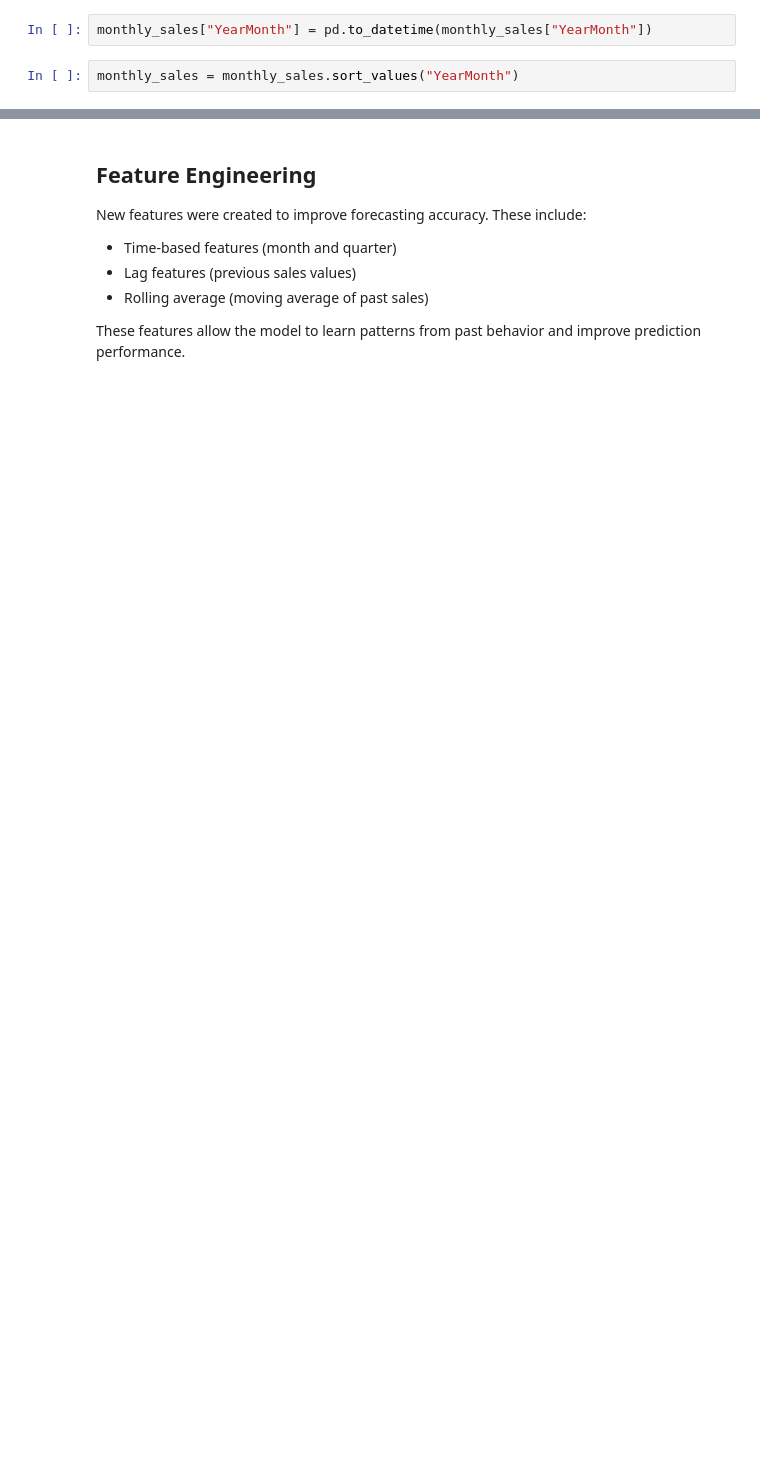
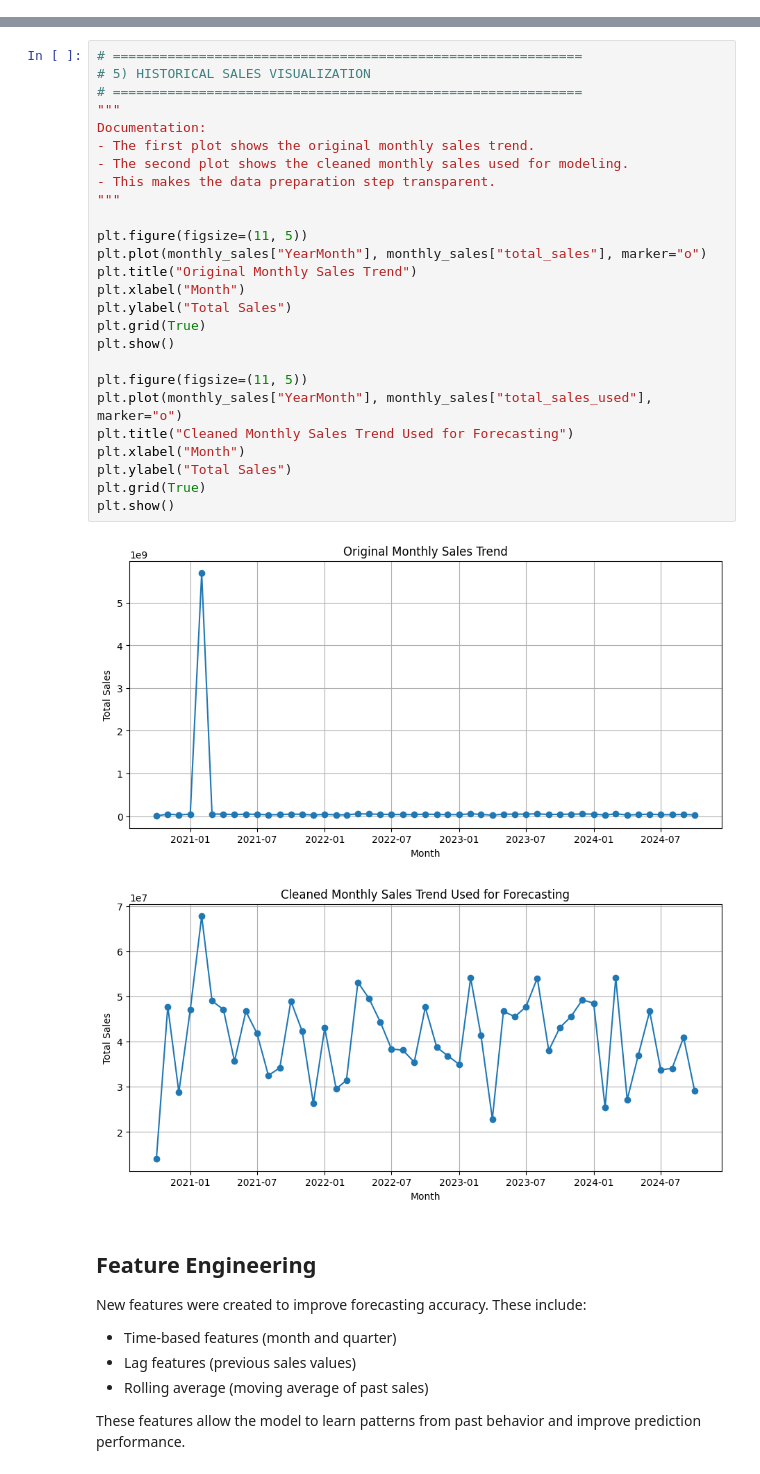
Before and after one commit to marygizem/-Machine-Learning-and-Predictive-Analytics, a Jupyter notebook: Updated_Milestone_2_Project_Forecasting_Model_with_DataViz.ipynb, the cells around one changed output, grey strips where cells are left out. Drawn from its saved outputs; the diff is of its cells as text; blank space fills up the shorter version.

```diff
--- a/Updated_Milestone_2_Project_Forecasting_Model_with_DataViz.ipynb
+++ b/Updated_Milestone_2_Project_Forecasting_Model_with_DataViz.ipynb
@@ -78,5 +126 @@ MONTHLY SALES AGGREGATION
 Shape: (49, 5)
-# %%
-monthly_sales["YearMonth"] = pd.to_datetime(monthly_sales["YearMonth"])
-# %%
-monthly_sales = monthly_sales.sort_values("YearMonth")
@@ -99,3 +184,32 @@ plt.show()
+# %%
+# ============================================================
+# 5) HISTORICAL SALES VISUALIZATION
+# ============================================================
+"""
+Documentation:
+- The first plot shows the original monthly sales trend.
+- The second plot shows the cleaned monthly sales used for modeling.
+- This makes the data preparation step transparent.
+"""
+
+plt.figure(figsize=(11, 5))
+plt.plot(monthly_sales["YearMonth"], monthly_sales["total_sales"], marker="o")
+plt.title("Original Monthly Sales Trend")
+plt.xlabel("Month")
+plt.ylabel("Total Sales")
+plt.grid(True)
+plt.show()
+
+plt.figure(figsize=(11, 5))
+plt.plot(monthly_sales["YearMonth"], monthly_sales["total_sales_used"], marker="o")
+plt.title("Cleaned Monthly Sales Trend Used for Forecasting")
+plt.xlabel("Month")
+plt.ylabel("Total Sales")
+plt.grid(True)
+plt.show()
+# %% [output]
+[figure, added]
+[figure, added]
 # %% [markdown]
 ## Feature Engineering
 
```
Also changed, not shown: parts of 68 cells of this notebook.
